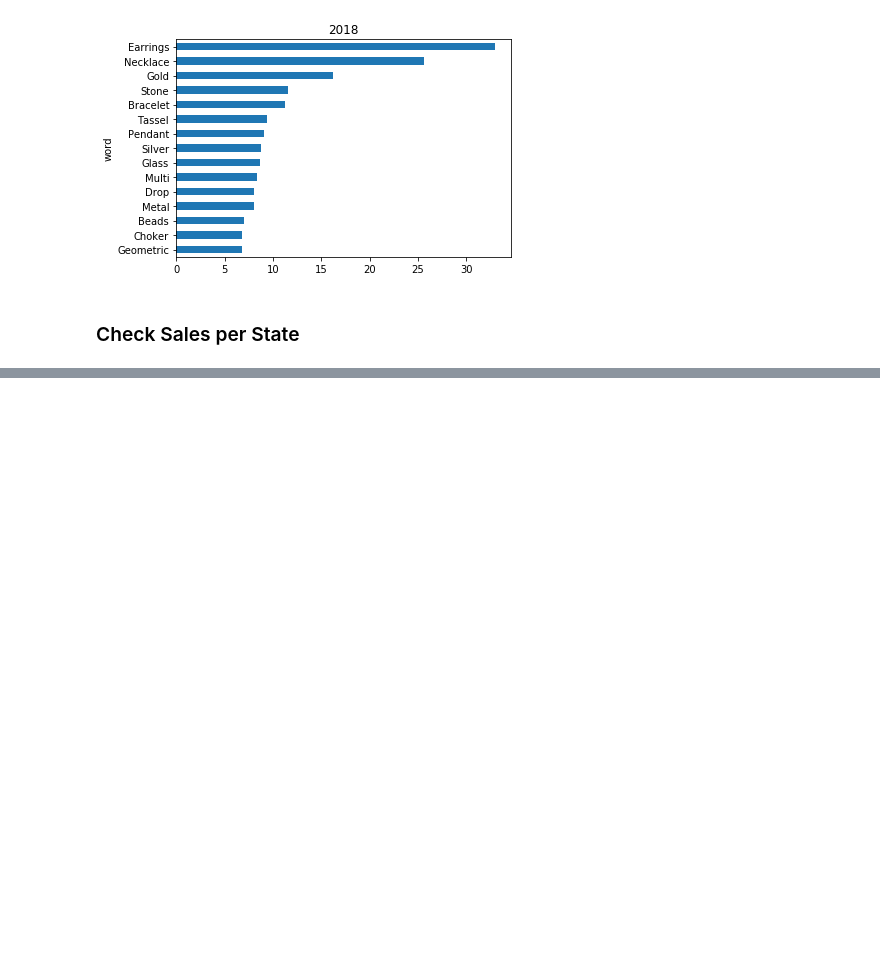
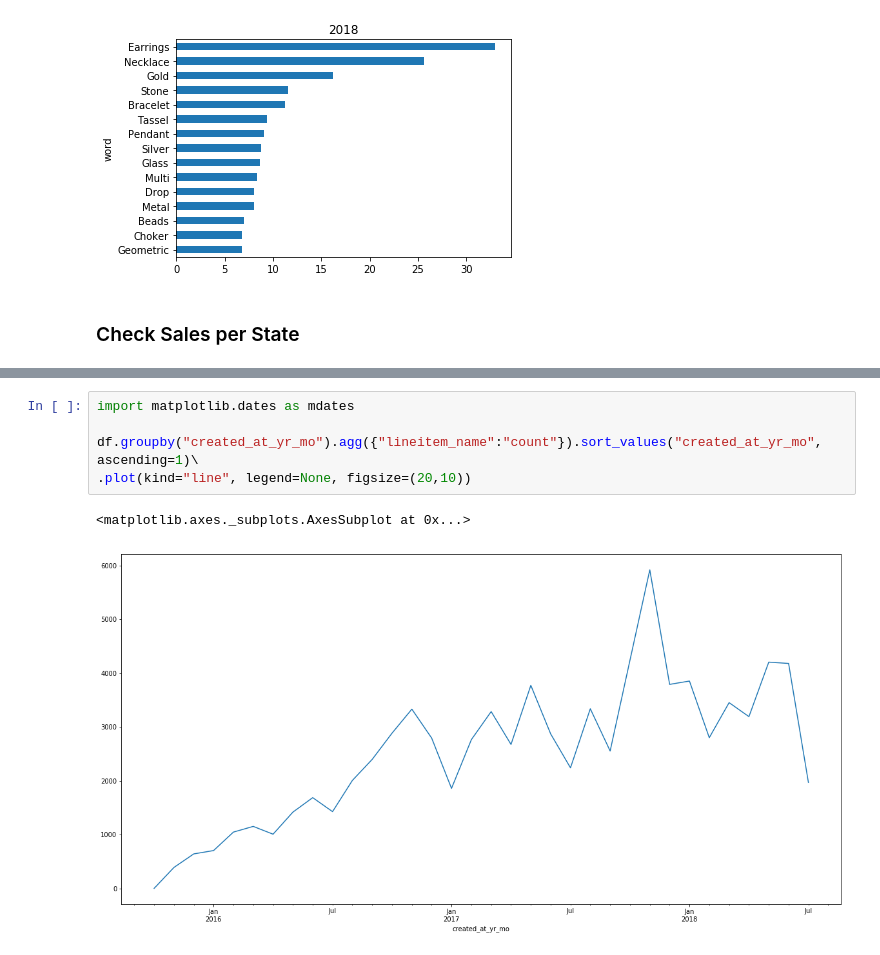
Before and after one commit to lksfr/NOSO, a Jupyter notebook: Ray/USJH.ipynb, the cells around one changed output, grey strips where cells are left out. Drawn from its saved outputs; the diff is of its cells as text; blank space fills up the shorter version.

```diff
--- a/Ray/USJH.ipynb
+++ b/Ray/USJH.ipynb
@@ -259,0 +285,8 @@ df.groupby("shipping_province").agg({"name":"count"}).reset_index().sort_values(
+# %%
+import matplotlib.dates as mdates
+
+df.groupby("created_at_yr_mo").agg({"lineitem_name":"count"}).sort_values("created_at_yr_mo", ascending=1)\
+.plot(kind="line", legend=None, figsize=(20,10))
+# %% [output]
+<matplotlib.axes._subplots.AxesSubplot at 0x...>
+[figure, added]
```
Also changed, not shown: parts of 7 cells of this notebook, 3 other files.
